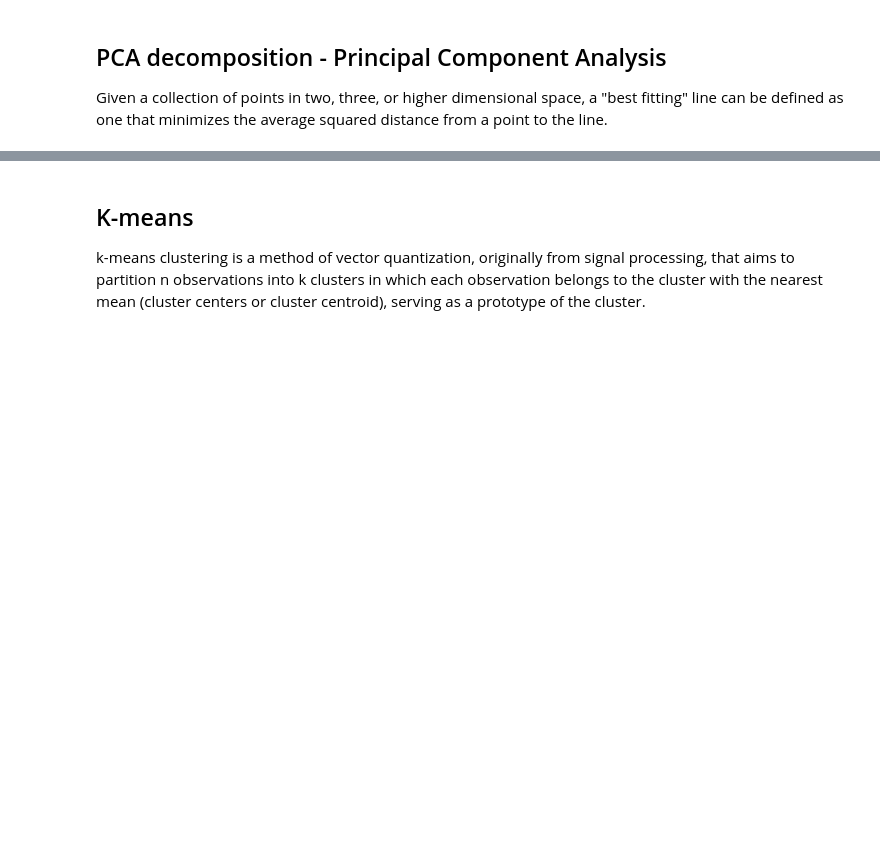
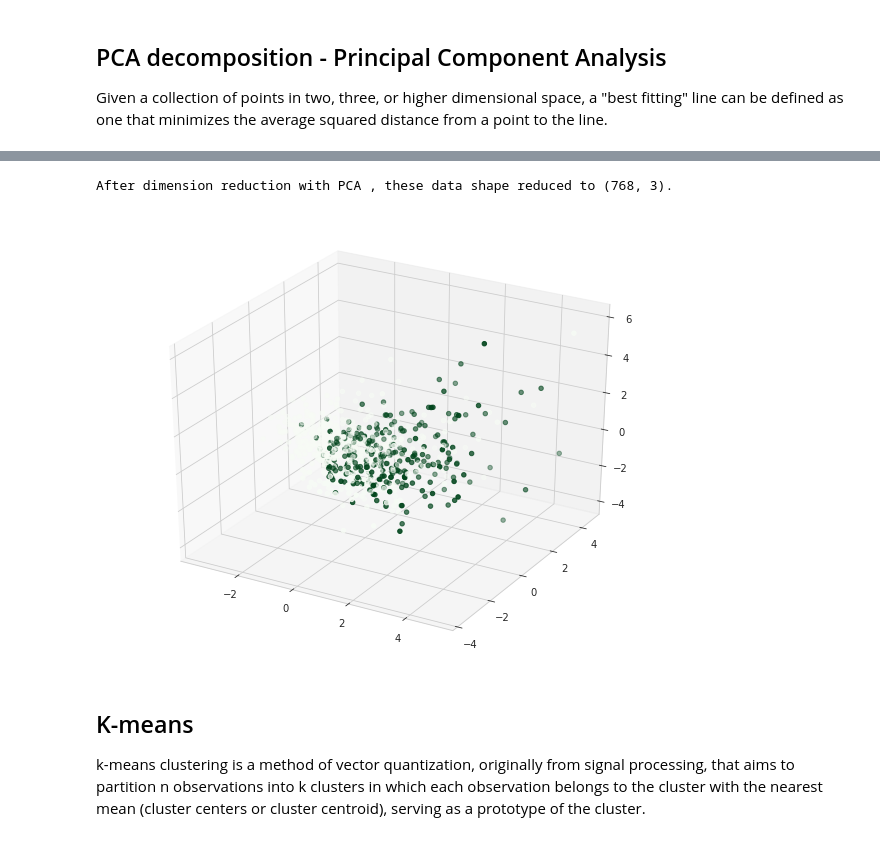
Before and after one commit to BahramJannesar/PimaIndiansDiabetsMachineLearning, a Jupyter notebook: PCA then Clustering then Classification.ipynb, the cells around one changed output, grey strips where cells are left out. Drawn from its saved outputs; the diff is of its cells as text; code cells hidden in the pictures; blank space fills up the shorter version.

```diff
--- a/PCA then Clustering then Classification.ipynb
+++ b/PCA then Clustering then Classification.ipynb
@@ -128,6 +176,20 @@ PCA(copy=True, iterated_power='auto', n_components=2, random_state=None,
   svd_solver='auto', tol=0.0, whiten=False)
 # %%
 data = pca.transform(data)
+# %%
+print('After dimension reduction with PCA , these data shape reduced to {}.'.format(data.shape))
+# %% [output]
+After dimension reduction with PCA , these data shape reduced to (768, 3).
+# %%
+xs = data[:,0]
+ys = data[:,1]
+zs = data[:,2]
+fig = plt.figure(figsize=(10, 8))
+ax = plt.axes(projection='3d')
+ax.scatter3D(xs, ys, zs, c=Outcome, cmap='Greens')
+plt.show()
+# %% [output]
+[figure, added]
 # %% [markdown]
 ## K-means
 k-means clustering is a method of vector quantization, originally from signal processing, that aims to partition n observations into k clusters in which each observation belongs to the cluster with the nearest mean (cluster centers or cluster centroid), serving as a prototype of the cluster.
```
Also changed, not shown: parts of 26 cells of this notebook.
